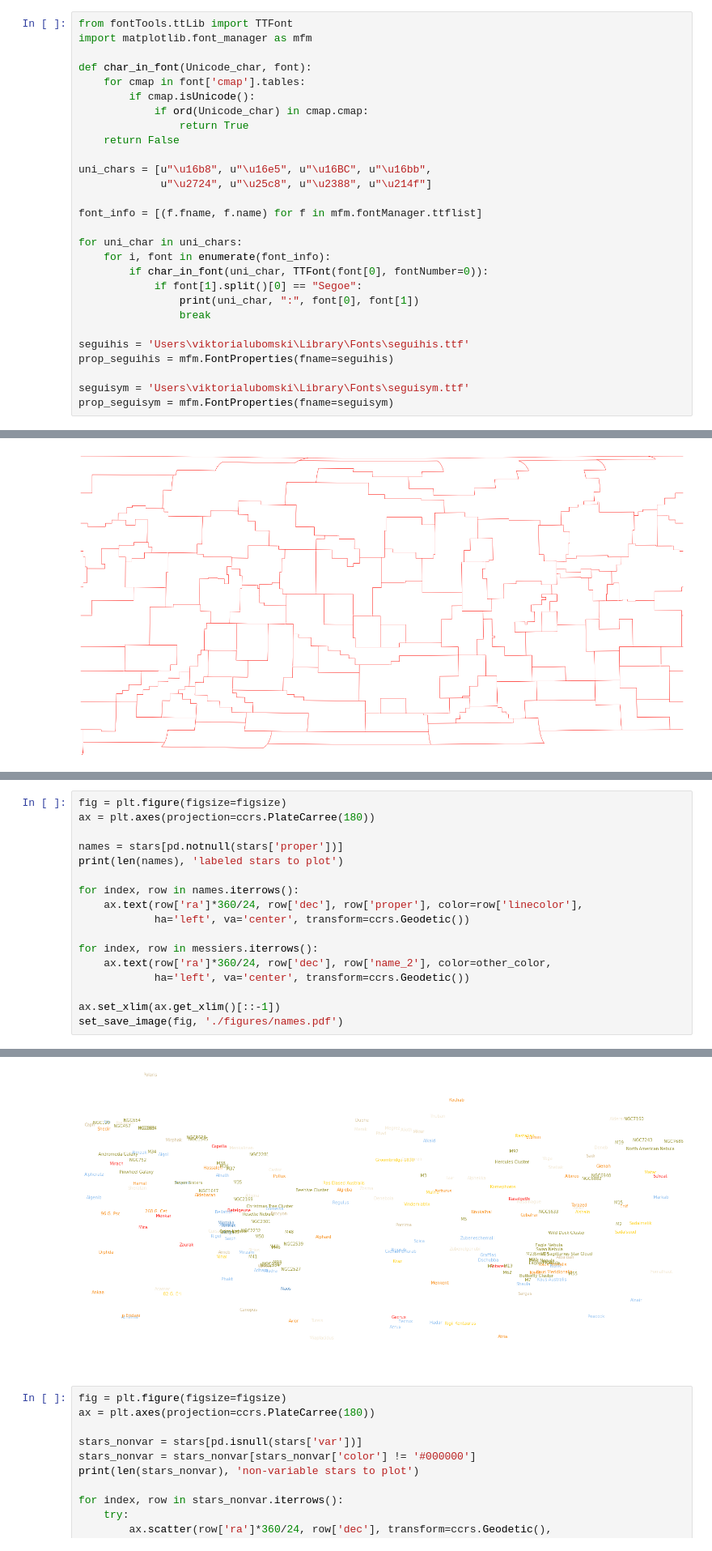
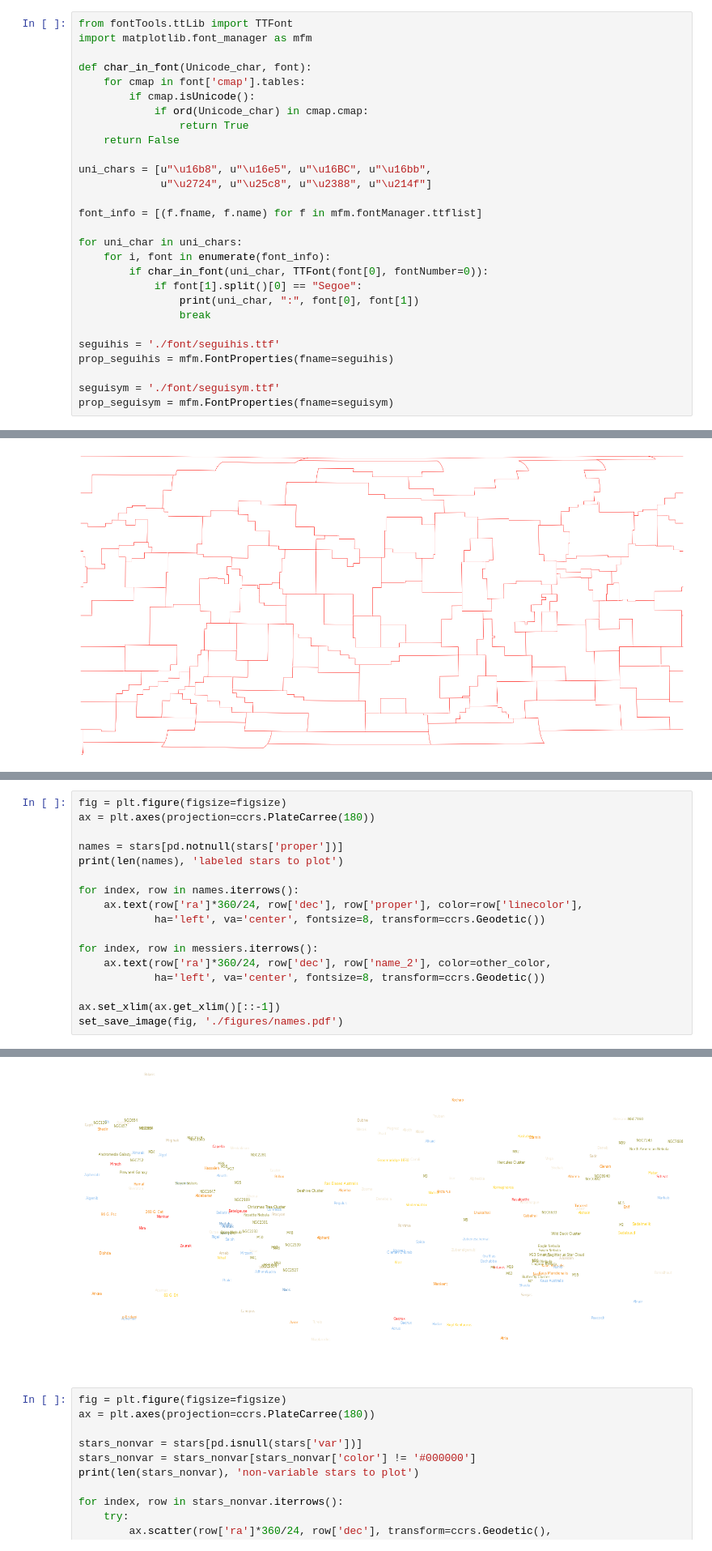
Before and after one commit to kurzgesagt-inanutshell/The-Night-Sky, a Jupyter notebook: 6_plot_maps.ipynb, the cells around one changed output, grey strips where cells are left out. Shown at 81% size. Cells and saved outputs as stored; diff of their text form.

```diff
--- a/6_plot_maps.ipynb
+++ b/6_plot_maps.ipynb
@@ -37,10 +37,10 @@ for uni_char in uni_chars:
                 print(uni_char, ":", font[0], font[1])
                 break
 
-seguihis = 'Users\viktorialubomski\Library\Fonts\seguihis.ttf'
+seguihis = './font/seguihis.ttf'
 prop_seguihis = mfm.FontProperties(fname=seguihis)
 
-seguisym = 'Users\viktorialubomski\Library\Fonts\seguisym.ttf'
+seguisym = './font/seguisym.ttf'
 prop_seguisym = mfm.FontProperties(fname=seguisym)
 # %%
 def set_save_image(fig, savename, dpi=1200):
@@ -177,23 +184,23 @@ set_save_image(fig, './figures/greek_letters.pdf')
 # %%
 fig = plt.figure(figsize=figsize)
 ax = plt.axes(projection=ccrs.PlateCarree(180))
 
 names = stars[pd.notnull(stars['proper'])]
 print(len(names), 'labeled stars to plot')
 
 for index, row in names.iterrows():
     ax.text(row['ra']*360/24, row['dec'], row['proper'], color=row['linecolor'],
-            ha='left', va='center', transform=ccrs.Geodetic())
+            ha='left', va='center', fontsize=8, transform=ccrs.Geodetic())
 
 for index, row in messiers.iterrows():
     ax.text(row['ra']*360/24, row['dec'], row['name_2'], color=other_color,
-            ha='left', va='center', transform=ccrs.Geodetic())
+            ha='left', va='center', fontsize=8, transform=ccrs.Geodetic())
 
 ax.set_xlim(ax.get_xlim()[::-1])
 set_save_image(fig, './figures/names.pdf')
 # %% [output]
 131 labeled stars to plot
-[figure, old version]
+[figure, new version]
 # %%
 fig = plt.figure(figsize=figsize)
 ax = plt.axes(projection=ccrs.PlateCarree(180))
```
Also changed, not shown: parts of 7 cells of this notebook, 16 other files.
